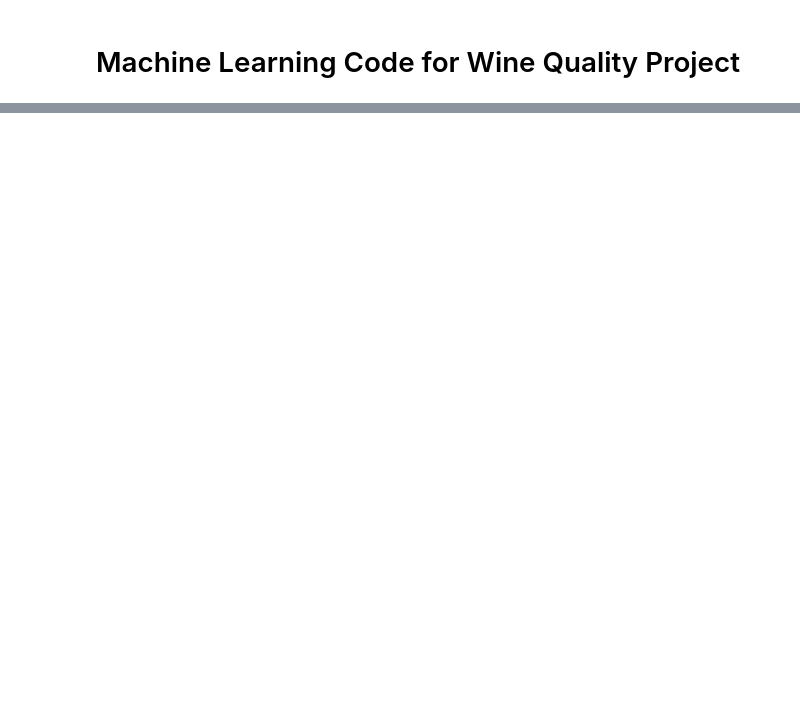
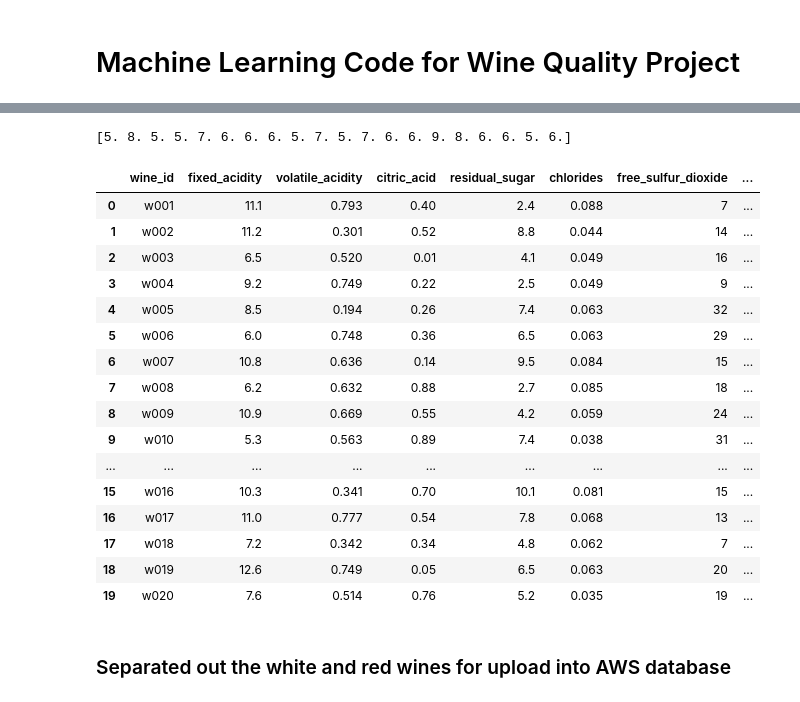
Before and after one commit to dcvath/Final_Project, a Jupyter notebook: Machine Learning Code.ipynb, the cells around one changed output, grey strips where cells are left out. Saved outputs shown, nothing was run; the diff lists cells and outputs as text; code cells hidden in the pictures; blank space fills up the shorter version.

Commit message:
Updated machine learning code to reflect changes in model selection

```diff
--- a/Machine Learning Code.ipynb
+++ b/Machine Learning Code.ipynb
@@ -168,0 +45,6 @@ final_set.to_csv('wine_outcome.csv', index=False)
+# %%
+#additional dataframe manipulation to covert string values for wine colors to integers
+wine_df = pd.get_dummies(wine_df, columns=['color'])
+
+#verify updated dataframe
+wine_df.head()
@@ -168,0 +60,10 @@ final_set.to_csv('wine_outcome.csv', index=False)
+# %%
+#establish features to be used in the linear regression model
+X = wine_df[['fixed acidity','volatile acidity','citric acid','residual sugar','chlorides','free sulfur dioxide','total sulfur dioxide','density','pH','sulphates','alcohol','color_red','color_white']]
+y = wine_df['quality']
+
+#build linear regression model
+model = LinearRegression()
+
+#fit training data to model
+model.fit(X, y)
@@ -168,0 +83,45 @@ final_set.to_csv('wine_outcome.csv', index=False)
+# %%
+#load test data produced by our wine
+file = 'winequality-sample-set.csv'
+test_df = pd.read_csv(file)
+
+test_df = pd.get_dummies(test_df, columns=['color'])
+y = test_df['wine_id']
+
+test_df = test_df.drop(columns='wine_id')
+predictions = np.round(model.predict(test_df))
+
+print(predictions)
+# %% [output]
+[5. 8. 5. 5. 7. 6. 6. 6. 5. 7. 5. 7. 6. 6. 9. 8. 6. 6. 5. 6.]
+# %%
+#create final dataframe with calculated data
+final_set = test_df
+
+final_set['quality'] = predictions
+
+final_set.insert(0, 'wine_id', '')
+final_set['wine_id'] = y
+
+#show final set
+final_set.head(20)
+# %% [output]
+|  | wine_id | fixed_acidity | volatile_acidity | citric_acid | residual_sugar | chlorides | free_sulfur_dioxide | ... |
+| 0 | w001 | 11.1 | 0.793 | 0.40 | 2.4 | 0.088 | 7 | ... |
+| 1 | w002 | 11.2 | 0.301 | 0.52 | 8.8 | 0.044 | 14 | ... |
+| 2 | w003 | 6.5 | 0.520 | 0.01 | 4.1 | 0.049 | 16 | ... |
+| 3 | w004 | 9.2 | 0.749 | 0.22 | 2.5 | 0.049 | 9 | ... |
+| 4 | w005 | 8.5 | 0.194 | 0.26 | 7.4 | 0.063 | 32 | ... |
+| 5 | w006 | 6.0 | 0.748 | 0.36 | 6.5 | 0.063 | 29 | ... |
+| 6 | w007 | 10.8 | 0.636 | 0.14 | 9.5 | 0.084 | 15 | ... |
+| 7 | w008 | 6.2 | 0.632 | 0.88 | 2.7 | 0.085 | 18 | ... |
+| 8 | w009 | 10.9 | 0.669 | 0.55 | 4.2 | 0.059 | 24 | ... |
+| 9 | w010 | 5.3 | 0.563 | 0.89 | 7.4 | 0.038 | 31 | ... |
+| ... | ... | ... | ... | ... | ... | ... | ... | ... |
+| 15 | w016 | 10.3 | 0.341 | 0.70 | 10.1 | 0.081 | 15 | ... |
+| 16 | w017 | 11.0 | 0.777 | 0.54 | 7.8 | 0.068 | 13 | ... |
+| 17 | w018 | 7.2 | 0.342 | 0.34 | 4.8 | 0.062 | 7 | ... |
+| 18 | w019 | 12.6 | 0.749 | 0.05 | 6.5 | 0.063 | 20 | ... |
+| 19 | w020 | 7.6 | 0.514 | 0.76 | 5.2 | 0.035 | 19 | ... |
+# %% [markdown]
+### Separated out the white and red wines for upload into AWS database
```
Also changed, not shown: parts of 44 cells of this notebook.
